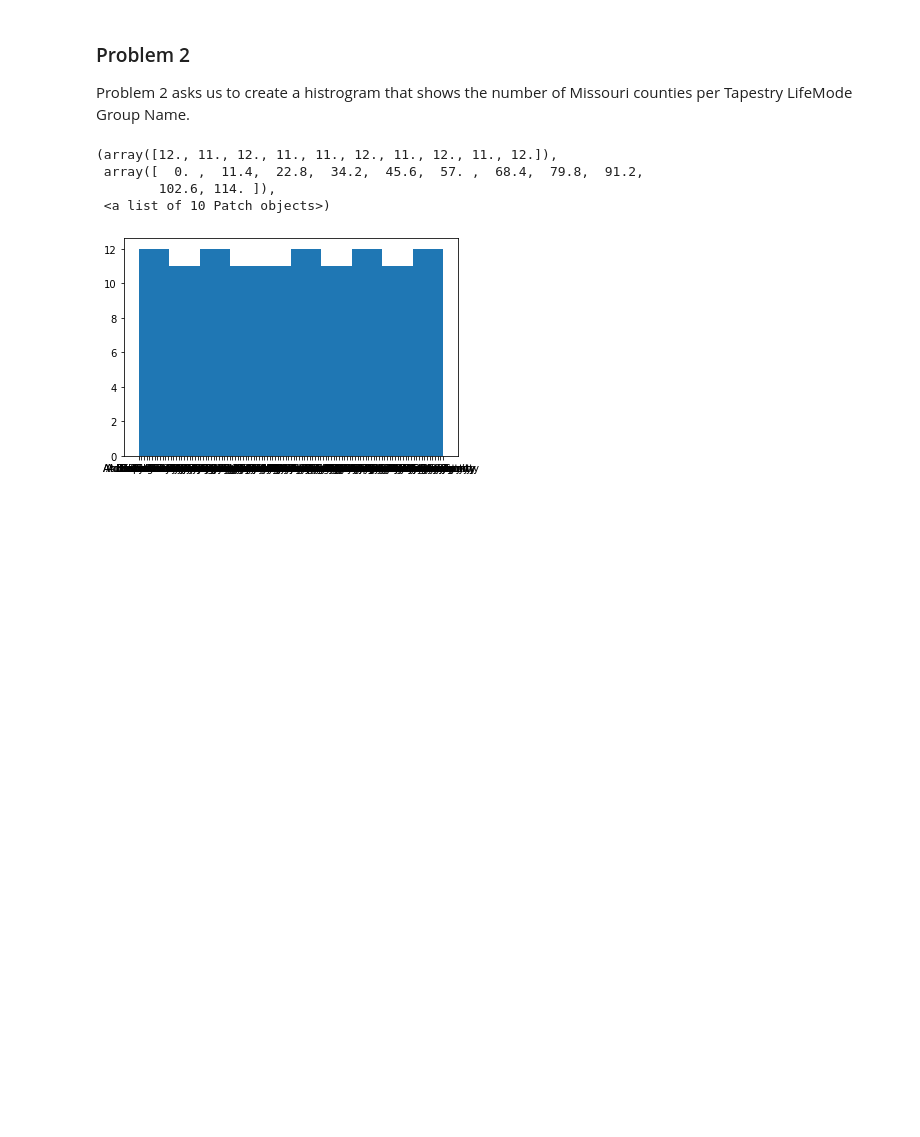
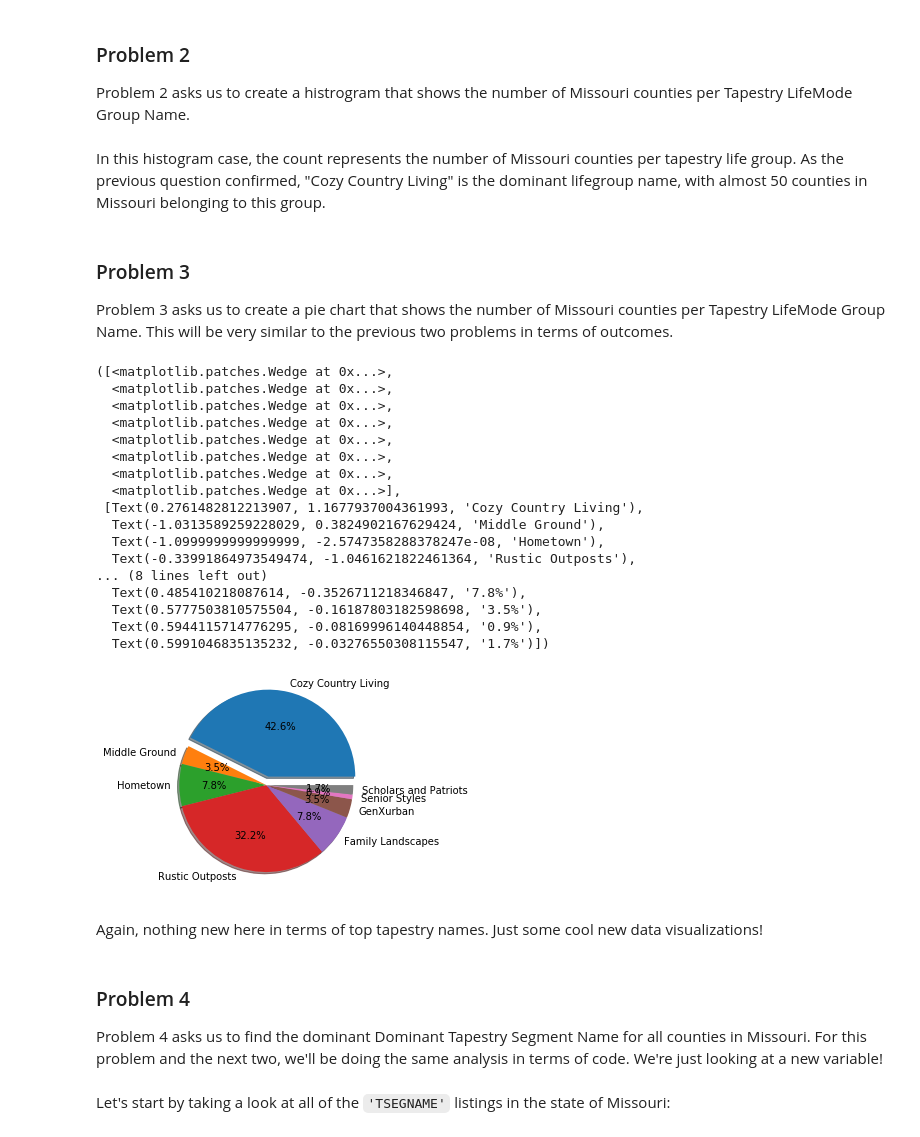
Before and after one commit to CarterHanford/python-programming-spring-2020, a Jupyter notebook: project 2/project 2 - problem 2.ipynb, the cells around one changed output. Cells and saved outputs as stored; diff of their text form; code cells hidden in the pictures; blank space fills up the shorter version.

Commit message:
update project 2 - problem 2 (finished)

```diff
--- a/project 2/project 2 - problem 2.ipynb
+++ b/project 2/project 2 - problem 2.ipynb
@@ -108 +110,6 @@ Problem 2 asks us to create a histrogram that shows the number of Missouri count
+# %% [markdown]
+In this histogram case, the count represents the number of Missouri counties per tapestry life group. As the previous question confirmed, "Cozy Country Living" is the dominant lifegroup name, with almost 50 counties in Missouri belonging to this group.
+# %% [markdown]
+### Problem 3
+Problem 3 asks us to create a pie chart that shows the number of Missouri counties per Tapestry LifeMode Group Name. This will be very similar to the previous two problems in terms of outcomes.
 # %%
@@ -111,8 +116,0 @@ counties = mo_demo['NAME']
-# %%
-plt.hist(mo_demo['NAME'])
-# %% [output]
-(array([12., 11., 12., 11., 11., 12., 11., 12., 11., 12.]),
- array([  0. ,  11.4,  22.8,  34.2,  45.6,  57. ,  68.4,  79.8,  91.2,
-        102.6, 114. ]),
- <a list of 10 Patch objects>)
-[figure, removed]
@@ -118,0 +120,36 @@ plt.hist(mo_demo['NAME'])
+# %%
+# create labels
+labels = ('Cozy Country Living', 'Middle Ground', 'Hometown', 'Rustic Outposts', 'Family Landscapes', 'GenXurban',
+'Senior Styles', 'Scholars and Patriots')
+
+# add sizes
+sizes = [49, 4, 9, 37, 9, 4, 1, 2]
+explode = (0.1, 0, 0, 0, 0, 0, 0, 0)
+
+# create pie chart
+plt.pie(sizes, labels = labels, explode = explode, autopct='%1.1f%%',
+        shadow=True)
+# %% [output]
+([<matplotlib.patches.Wedge at 0x...>,
+  <matplotlib.patches.Wedge at 0x...>,
+  <matplotlib.patches.Wedge at 0x...>,
+  <matplotlib.patches.Wedge at 0x...>,
+  <matplotlib.patches.Wedge at 0x...>,
+  <matplotlib.patches.Wedge at 0x...>,
+  <matplotlib.patches.Wedge at 0x...>,
+  <matplotlib.patches.Wedge at 0x...>],
+ [Text(0.2761482812213907, 1.1677937004361993, 'Cozy Country Living'),
+  Text(-1.0313589259228029, 0.3824902167629424, 'Middle Ground'),
+  Text(-1.0999999999999999, -2.5747358288378247e-08, 'Hometown'),
+  Text(-0.33991864973549474, -1.0461621822461364, 'Rustic Outposts'),
+... (8 lines left out)
+  Text(0.485410218087614, -0.3526711218346847, '7.8%'),
+  Text(0.5777503810575504, -0.16187803182598698, '3.5%'),
+  Text(0.5944115714776295, -0.08169996140448854, '0.9%'),
+  Text(0.5991046835135232, -0.03276550308115547, '1.7%')])
+[figure, added]
+# %% [markdown]
+Again, nothing new here in terms of top tapestry names. Just some cool new data visualizations!
+# %% [markdown]
+### Problem 4
+Problem 4 asks us to find the dominant Dominant Tapestry Segment Name for all counties in Missouri. For this problem and the next two, we'll be doing the same analysis in terms of code. We're just looking at a new variable!
@@ -118,0 +159,2 @@ plt.hist(mo_demo['NAME'])
+# %% [markdown]
+Let's start by taking a look at all of the `'TSEGNAME'` listings in the state of Missouri:
```
Also changed, not shown: parts of 20 cells of this notebook.
